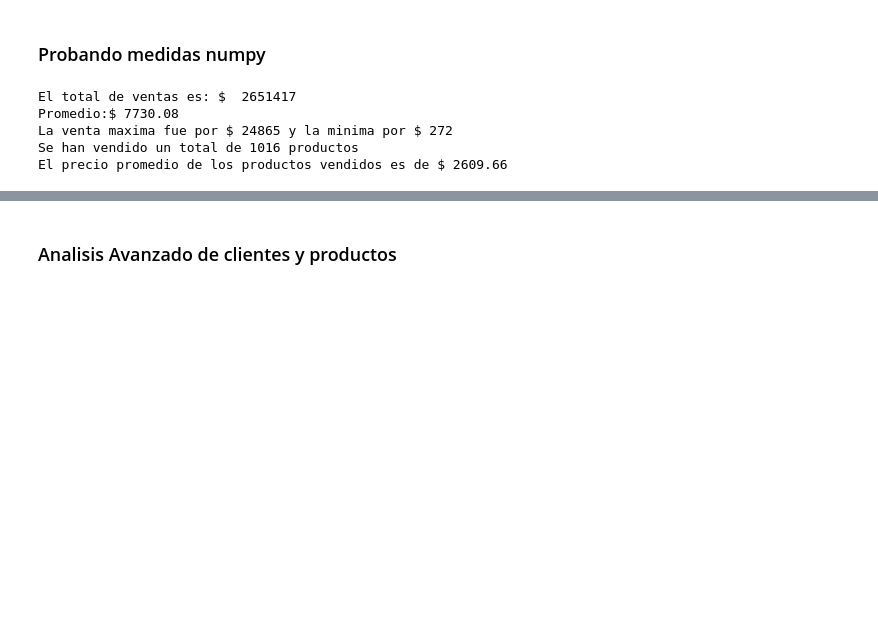
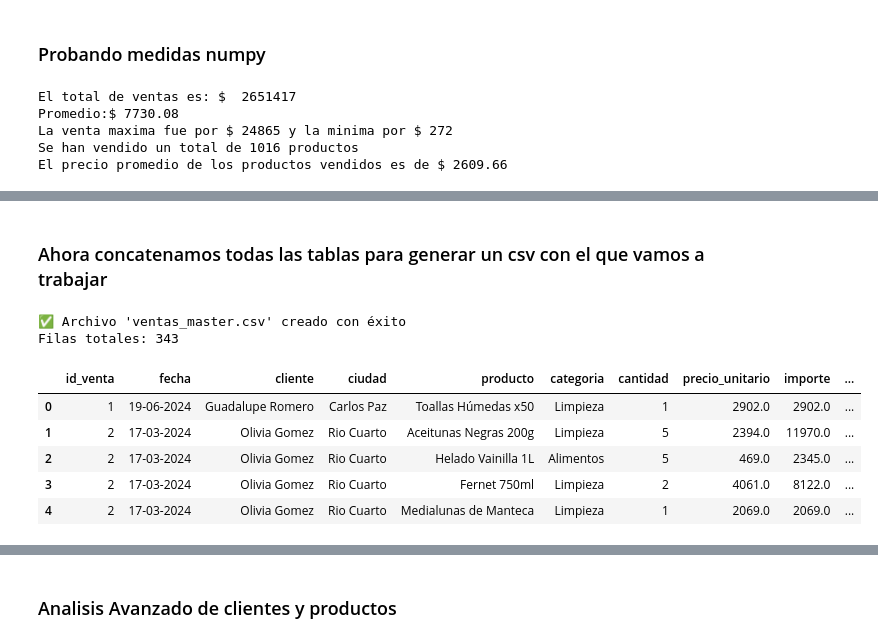
Before and after one commit to DiegoPenalba/ProyectoAurilion, a Jupyter notebook: data.ipynb, the cells around one changed output, grey strips where cells are left out. Cells and saved outputs as stored; diff of their text form; code cells hidden in the pictures; blank space fills up the shorter version.

```diff
--- a/data.ipynb
+++ b/data.ipynb
@@ -981,0 +1022,62 @@ El precio promedio de los productos vendidos es de $ 2609.66
+# %% [markdown]
+### Ahora concatenamos todas las tablas para generar un csv con el que vamos a trabajar
+# %%
+
+
+# Paso 1: Renombrar los IDs para evitar confusión
+clientes_df_norm = clientes_df_norm.rename(columns={'id': 'id_cliente'})
+productos_df_norm = productos_df_norm.rename(columns={'id': 'id_producto'})
+ventas_df_encoded = ventas_df_encoded.rename(columns={'id': 'id_venta'})
+ventas_detalle_df_norm = ventas_detalle_df_norm.rename(columns={'ID_venta': 'id_venta', 'FK_producto': 'id_producto'})
+
+# Paso 2: Empezamos uniendo el detalle con la venta
+detalle_ventas_full = pd.merge(
+    ventas_detalle_df_norm,
+    ventas_df_encoded,
+    on='id_venta',
+    how='left'
+)
+
+# Paso 3: Agregamos la info del cliente
+detalle_ventas_full = pd.merge(
+    detalle_ventas_full,
+    clientes_df_norm,
+    on='id_cliente',
+    how='left'
+)
+
+# Paso 4: Agregamos la info del producto
+detalle_ventas_full = pd.merge(
+    detalle_ventas_full,
+    productos_df_norm,
+    on='id_producto',
+    how='left'
+)
+
+# Paso 5: Reordenamos las columnas para mayor claridad
+columnas_ordenadas = [
+    'id_venta', 'fecha', 'cliente', 'ciudad', 'producto', 'categoria',
+    'cantidad', 'precio_unitario', 'importe', 'importe_std',
+    'medio_pago_efectivo', 'medio_pago_qr', 'medio_pago_tarjeta', 'medio_pago_transferencia',
+    'precio', 'email', 'alta'
+]
+
+# Tomamos solo las columnas que existan (por si alguna no está)
+columnas_finales = [col for col in columnas_ordenadas if col in detalle_ventas_full.columns]
+ventas_master_df = detalle_ventas_full[columnas_finales]
+
+# Paso 6: Guardamos en CSV
+ventas_master_df.to_csv("ventas_master.csv", index=False, encoding='utf-8-sig')
+
+print("✅ Archivo 'ventas_master.csv' creado con éxito")
+print("Filas totales:", len(ventas_master_df))
+ventas_master_df.head()
+# %% [output]
+✅ Archivo 'ventas_master.csv' creado con éxito
+Filas totales: 343
+|  | id_venta | fecha | cliente | ciudad | producto | categoria | cantidad | precio_unitario | importe | ... |
+| 0 | 1 | 19-06-2024 | Guadalupe Romero | Carlos Paz | Toallas Húmedas x50 | Limpieza | 1 | 2902.0 | 2902.0 | ... |
+| 1 | 2 | 17-03-2024 | Olivia Gomez | Rio Cuarto | Aceitunas Negras 200g | Limpieza | 5 | 2394.0 | 11970.0 | ... |
+| 2 | 2 | 17-03-2024 | Olivia Gomez | Rio Cuarto | Helado Vainilla 1L | Alimentos | 5 | 469.0 | 2345.0 | ... |
+| 3 | 2 | 17-03-2024 | Olivia Gomez | Rio Cuarto | Fernet 750ml | Limpieza | 2 | 4061.0 | 8122.0 | ... |
+| 4 | 2 | 17-03-2024 | Olivia Gomez | Rio Cuarto | Medialunas de Manteca | Limpieza | 1 | 2069.0 | 2069.0 | ... |
```
Also changed, not shown: parts of 14 cells of this notebook.
